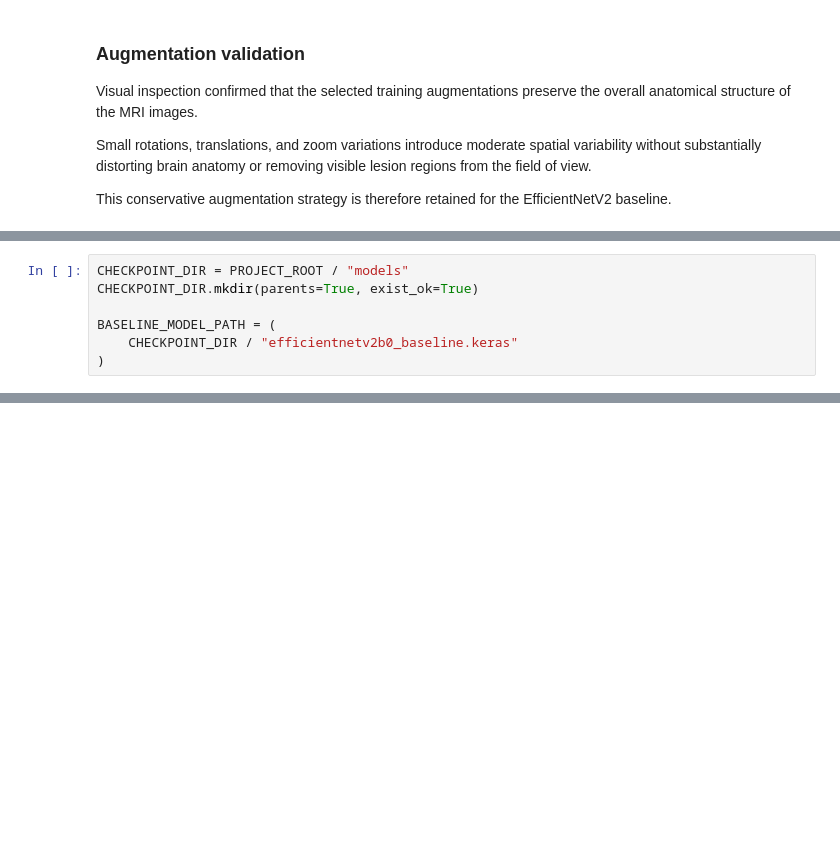
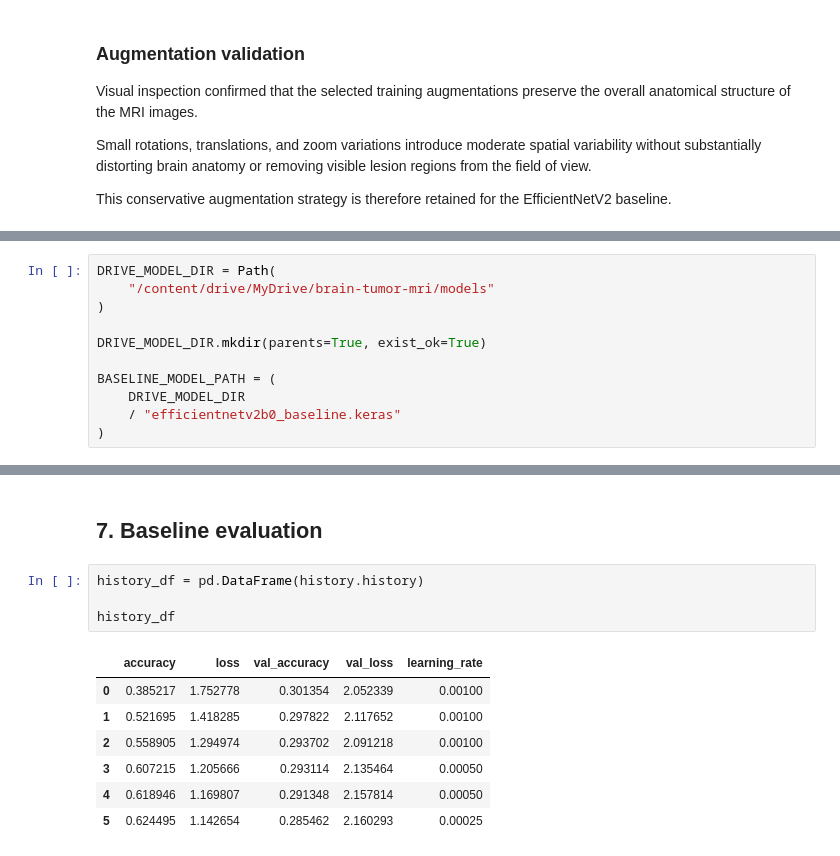
Before and after one commit to nouraastafofana-droid/brain-tumor-mri, a Jupyter notebook: notebooks/03_efficientnet_baseline.ipynb, the cells around one changed output, grey strips where cells are left out. Saved outputs shown, nothing was run; the diff lists cells and outputs as text; blank space fills up the shorter version.

```diff
--- a/notebooks/03_efficientnet_baseline.ipynb
+++ b/notebooks/03_efficientnet_baseline.ipynb
@@ -420,7 +508,11 @@ model.compile(
 # %%
-CHECKPOINT_DIR = PROJECT_ROOT / "models"
-CHECKPOINT_DIR.mkdir(parents=True, exist_ok=True)
+DRIVE_MODEL_DIR = Path(
+    "/content/drive/MyDrive/brain-tumor-mri/models"
+)
+
+DRIVE_MODEL_DIR.mkdir(parents=True, exist_ok=True)
 
 BASELINE_MODEL_PATH = (
-    CHECKPOINT_DIR / "efficientnetv2b0_baseline.keras"
+    DRIVE_MODEL_DIR
+    / "efficientnetv2b0_baseline.keras"
 )
@@ -458,0 +742,14 @@ smoke_history = model.fit(
+# %% [markdown]
+## 7. Baseline evaluation
+# %%
+history_df = pd.DataFrame(history.history)
+
+history_df
+# %% [output]
+|  | accuracy | loss | val_accuracy | val_loss | learning_rate |
+| 0 | 0.385217 | 1.752778 | 0.301354 | 2.052339 | 0.00100 |
+| 1 | 0.521695 | 1.418285 | 0.297822 | 2.117652 | 0.00100 |
+| 2 | 0.558905 | 1.294974 | 0.293702 | 2.091218 | 0.00100 |
+| 3 | 0.607215 | 1.205666 | 0.293114 | 2.135464 | 0.00050 |
+| 4 | 0.618946 | 1.169807 | 0.291348 | 2.157814 | 0.00050 |
+| 5 | 0.624495 | 1.142654 | 0.285462 | 2.160293 | 0.00025 |
```
Also changed, not shown: parts of 61 cells of this notebook.
